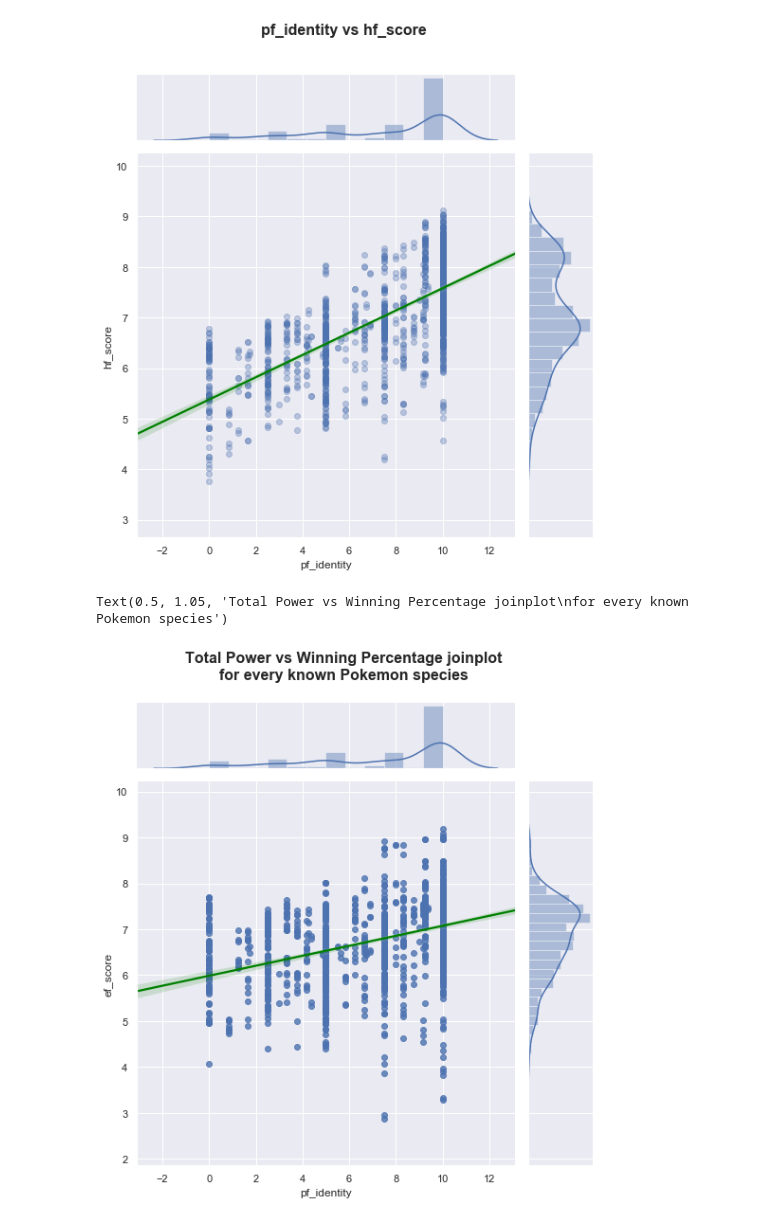
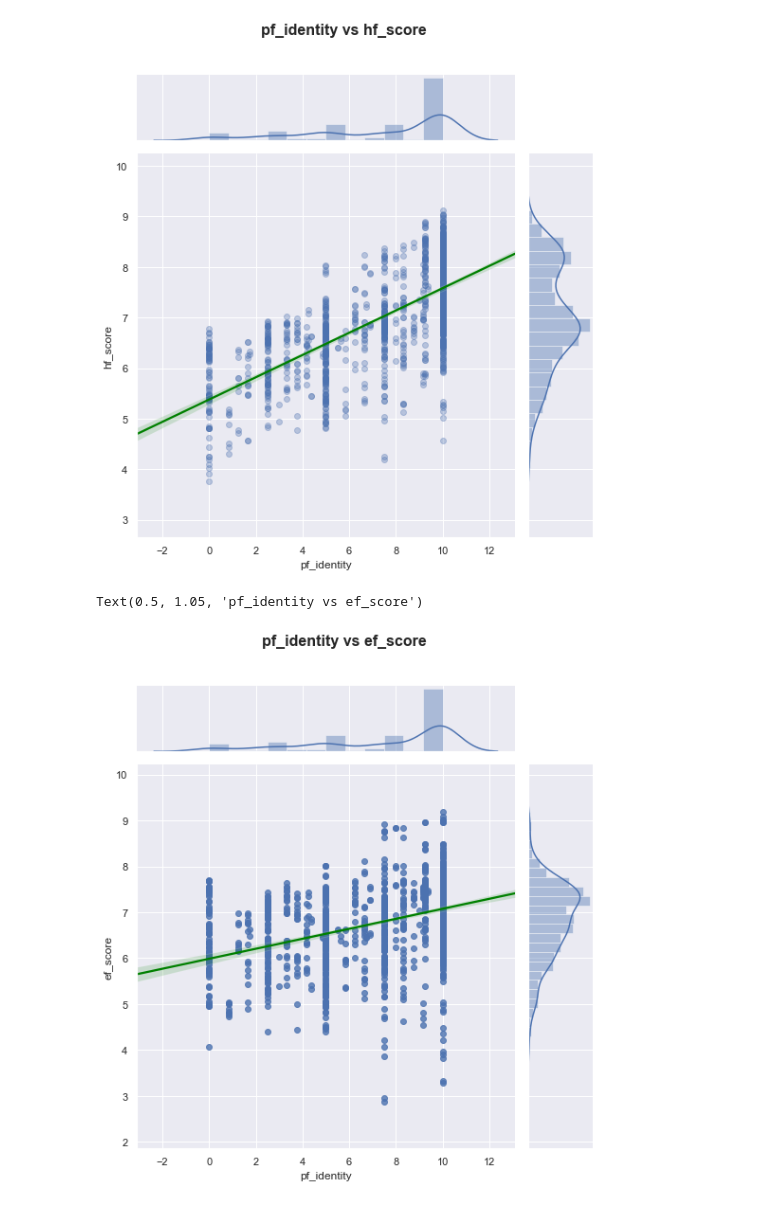
Before and after one commit to lvc0107/diplodatos, a Jupyter notebook: notebooks/practico1.ipynb, the cells around one changed output. Saved outputs shown, nothing was run; the diff lists cells and outputs as text; code cells hidden in the pictures.

```diff
--- a/notebooks/practico1.ipynb
+++ b/notebooks/practico1.ipynb
@@ -621,10 +621,10 @@ Text(0.5, 1.05, 'pf_identity vs hf_score')
 # %%
 g = sb.jointplot(dataset['pf_identity'], y=dataset['ef_score'],
                   data=dataset, kind="reg",
                   line_kws={'color':'green'})
 g.fig.set_size_inches(8, 8)
-g.fig.suptitle("Total Power vs Winning Percentage joinplot\nfor every known Pokemon species",
+g.fig.suptitle("pf_identity vs ef_score",
                fontsize=16, weight="bold", y=1.05)
 # %% [output]
-Text(0.5, 1.05, 'Total Power vs Winning Percentage joinplot\nfor every known Pokemon species')
+Text(0.5, 1.05, 'pf_identity vs ef_score')
-[figure, old version]
+[figure, new version]
```
